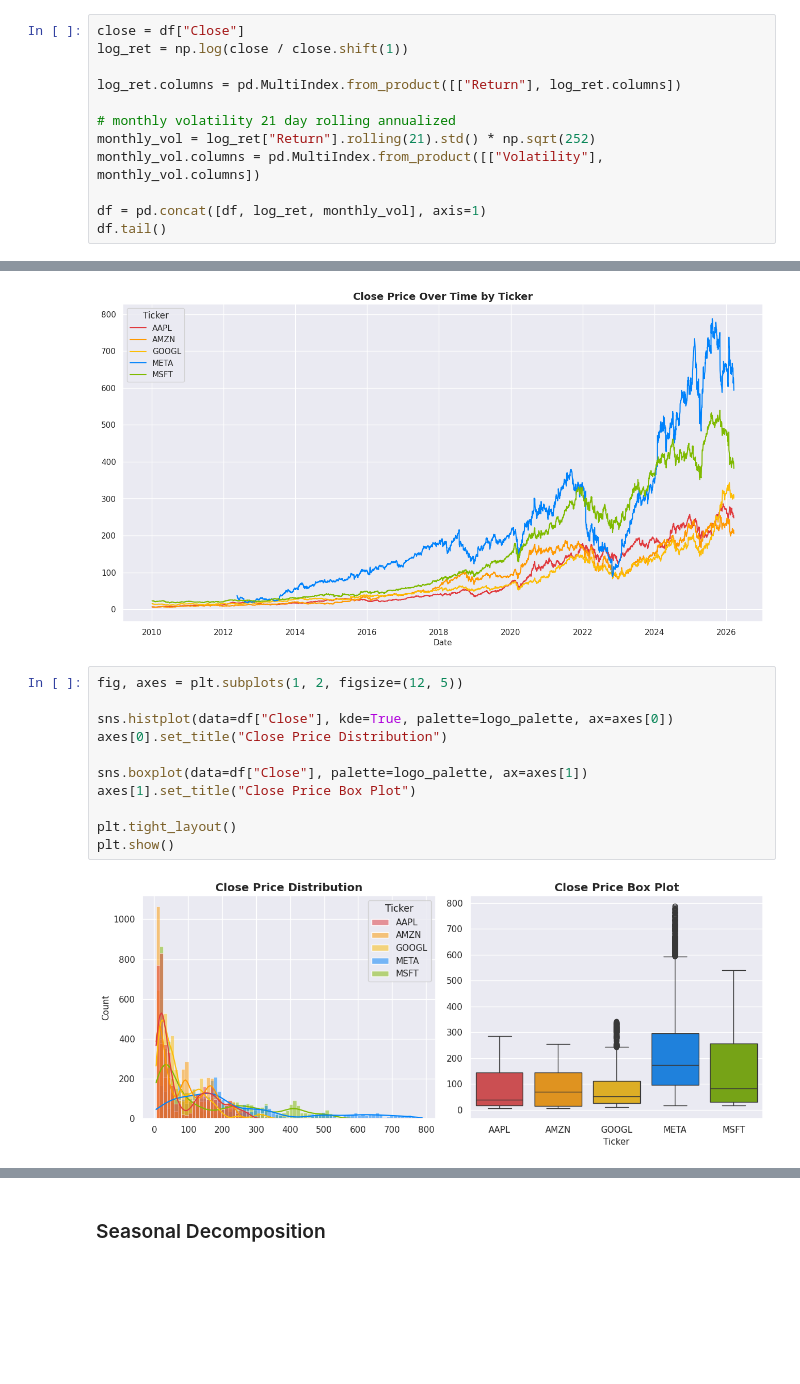
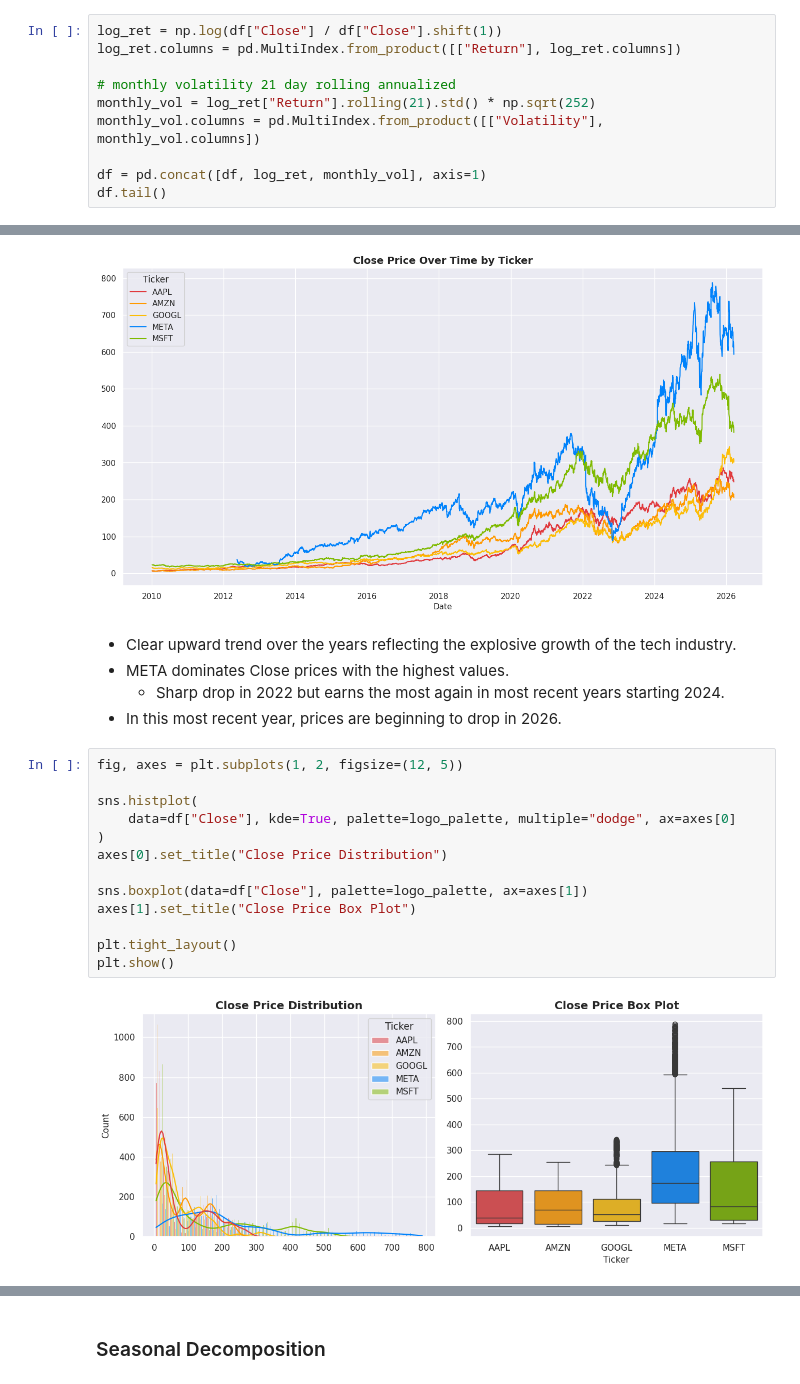
Before and after one commit to giddygarcia/stock-price-forecasting, a Jupyter notebook: StockPredictions.ipynb, the cells around one changed output, grey strips where cells are left out. Cells and saved outputs as stored; diff of their text form; blank space fills up the shorter version.

```diff
--- a/StockPredictions.ipynb
+++ b/StockPredictions.ipynb
@@ -180,8 +183,6 @@ Adding 2 additional informational features:
 2. Monthly Volatility: Measure of uncertainty about the returns provided by the stock.
 # %%
-close = df["Close"]
-log_ret = np.log(close / close.shift(1))
-
+log_ret = np.log(df["Close"] / df["Close"].shift(1))
 log_ret.columns = pd.MultiIndex.from_product([["Return"], log_ret.columns])
 
 # monthly volatility 21 day rolling annualized
@@ -420,16 +446,23 @@ plt.title("Close Price Over Time by Ticker")
 plt.show()
 # %% [output]
 [figure]
+# %% [markdown]
+* Clear upward trend over the years reflecting the explosive growth of the tech industry.
+* META dominates Close prices with the highest values.
+    * Sharp drop in 2022 but earns the most again in most recent years starting 2024.
+* In this most recent year, prices are beginning to drop in 2026.
 # %%
 fig, axes = plt.subplots(1, 2, figsize=(12, 5))
 
-sns.histplot(data=df["Close"], kde=True, palette=logo_palette, ax=axes[0])
+sns.histplot(
+    data=df["Close"], kde=True, palette=logo_palette, multiple="dodge", ax=axes[0]
+)
 axes[0].set_title("Close Price Distribution")
 
 sns.boxplot(data=df["Close"], palette=logo_palette, ax=axes[1])
 axes[1].set_title("Close Price Box Plot")
 
 plt.tight_layout()
 plt.show()
 # %% [output]
-[figure, old version]
+[figure, new version]
```
Also changed, not shown: parts of 47 cells of this notebook, 1 other file.
